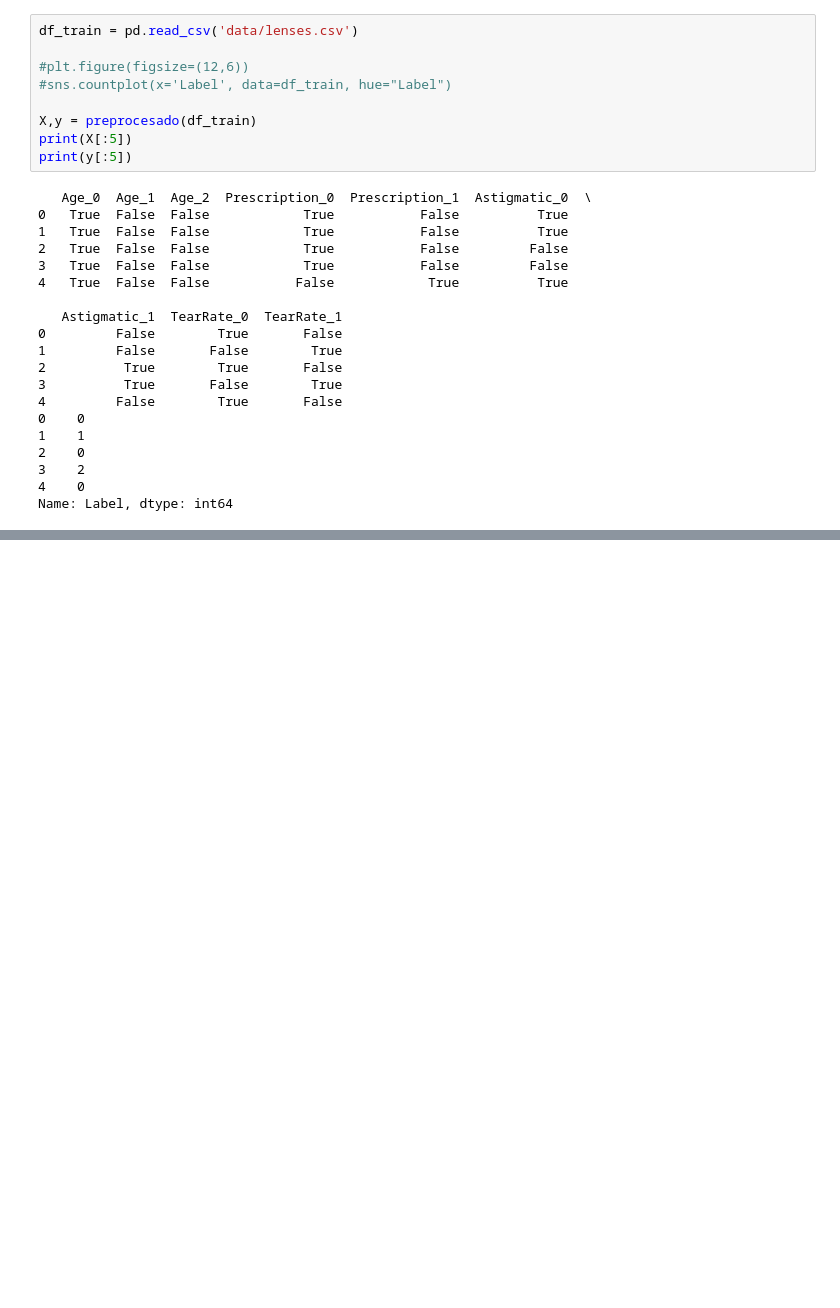
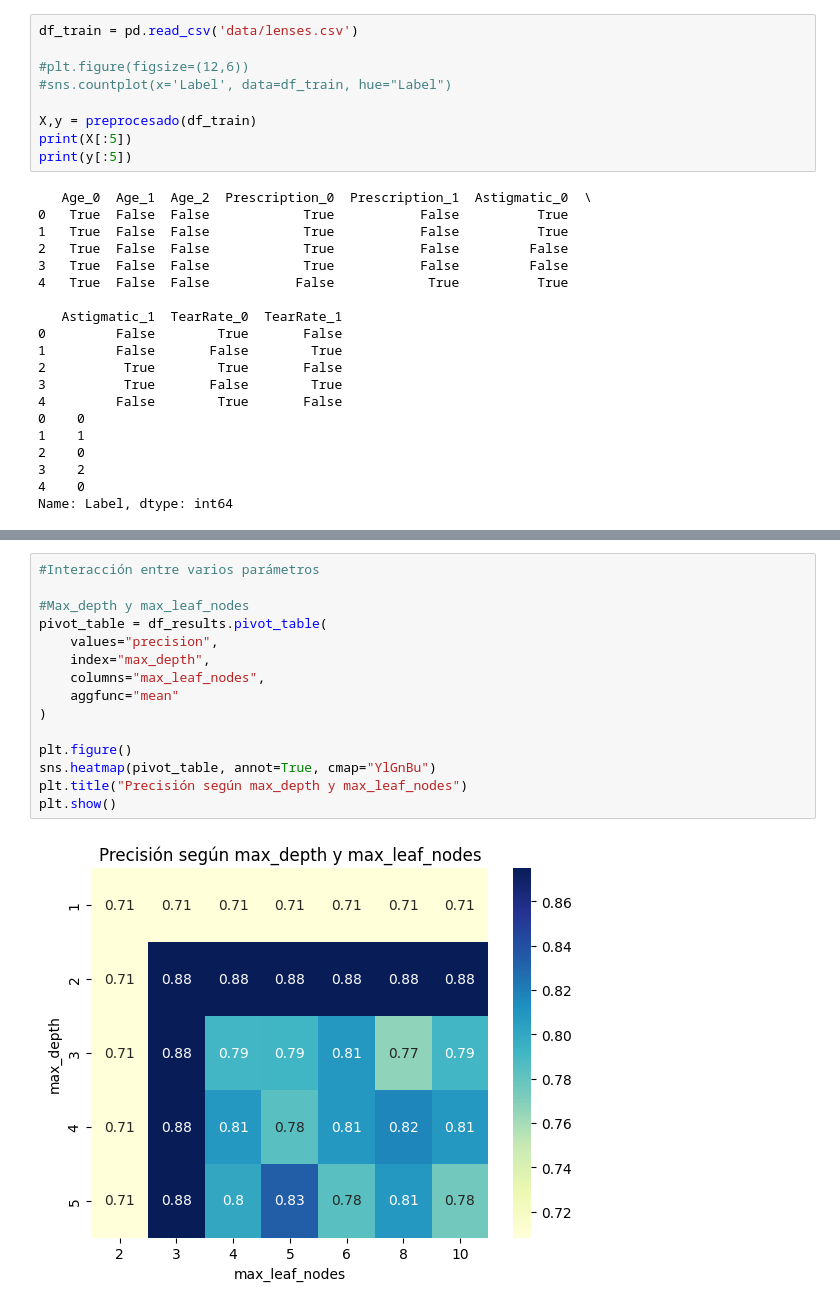
Before and after one commit to lupergo/AA, a Jupyter notebook: p02/script_hiperparametros_arbol.ipynb, the cells around one changed output, grey strips where cells are left out. Saved outputs shown, nothing was run; the diff lists cells and outputs as text; blank space fills up the shorter version.

```diff
--- a/p02/script_hiperparametros_arbol.ipynb
+++ b/p02/script_hiperparametros_arbol.ipynb
@@ -111,0 +199,17 @@ Name: Label, dtype: int64
+# %%
+#Interacción entre varios parámetros
+
+#Max_depth y max_leaf_nodes
+pivot_table = df_results.pivot_table(
+    values="precision",
+    index="max_depth",
+    columns="max_leaf_nodes",
+    aggfunc="mean"
+)
+
+plt.figure()
+sns.heatmap(pivot_table, annot=True, cmap="YlGnBu")
+plt.title("Precisión según max_depth y max_leaf_nodes")
+plt.show()
+# %% [output]
+[figure, added]
```
Also changed, not shown: parts of 10 cells of this notebook.
